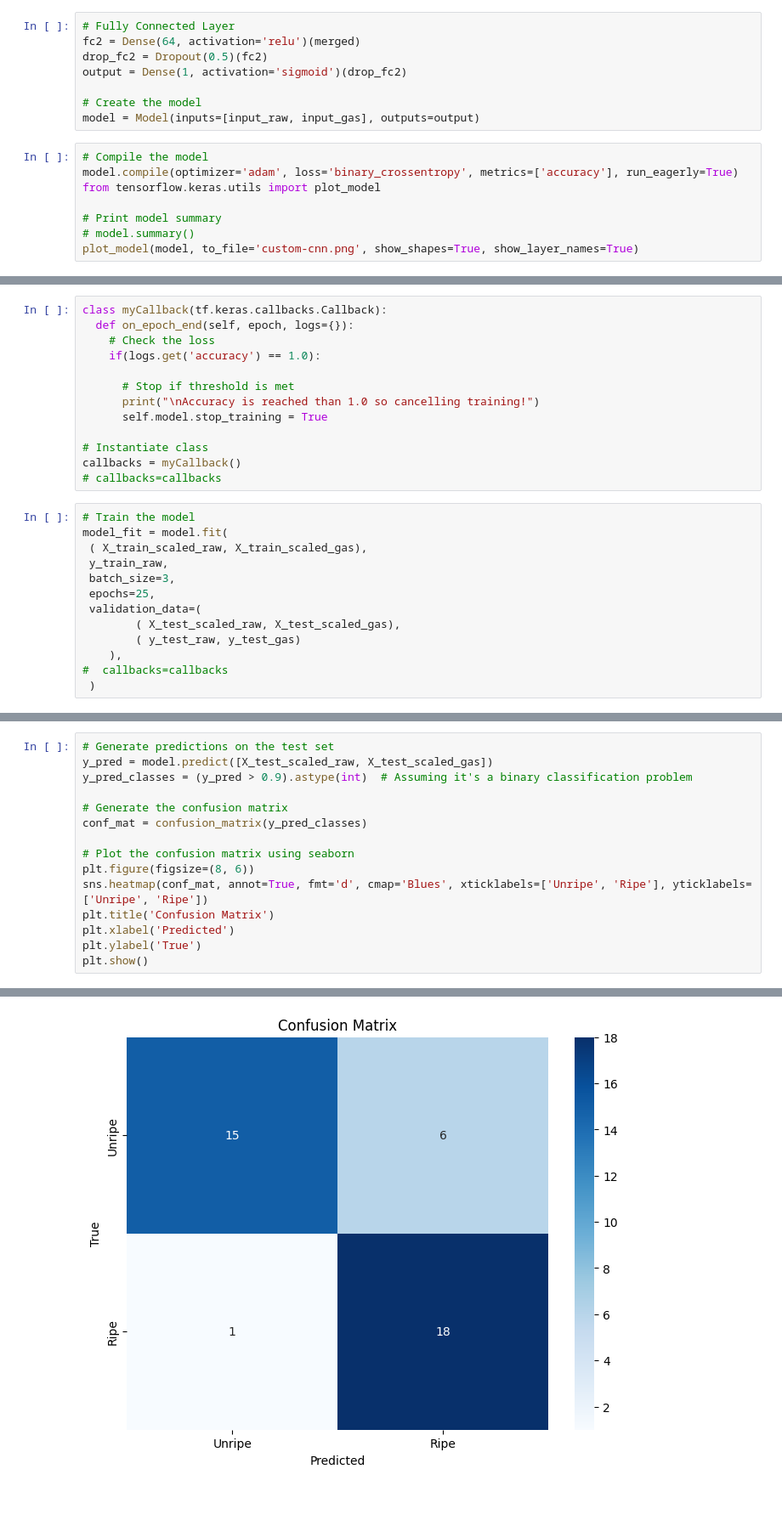
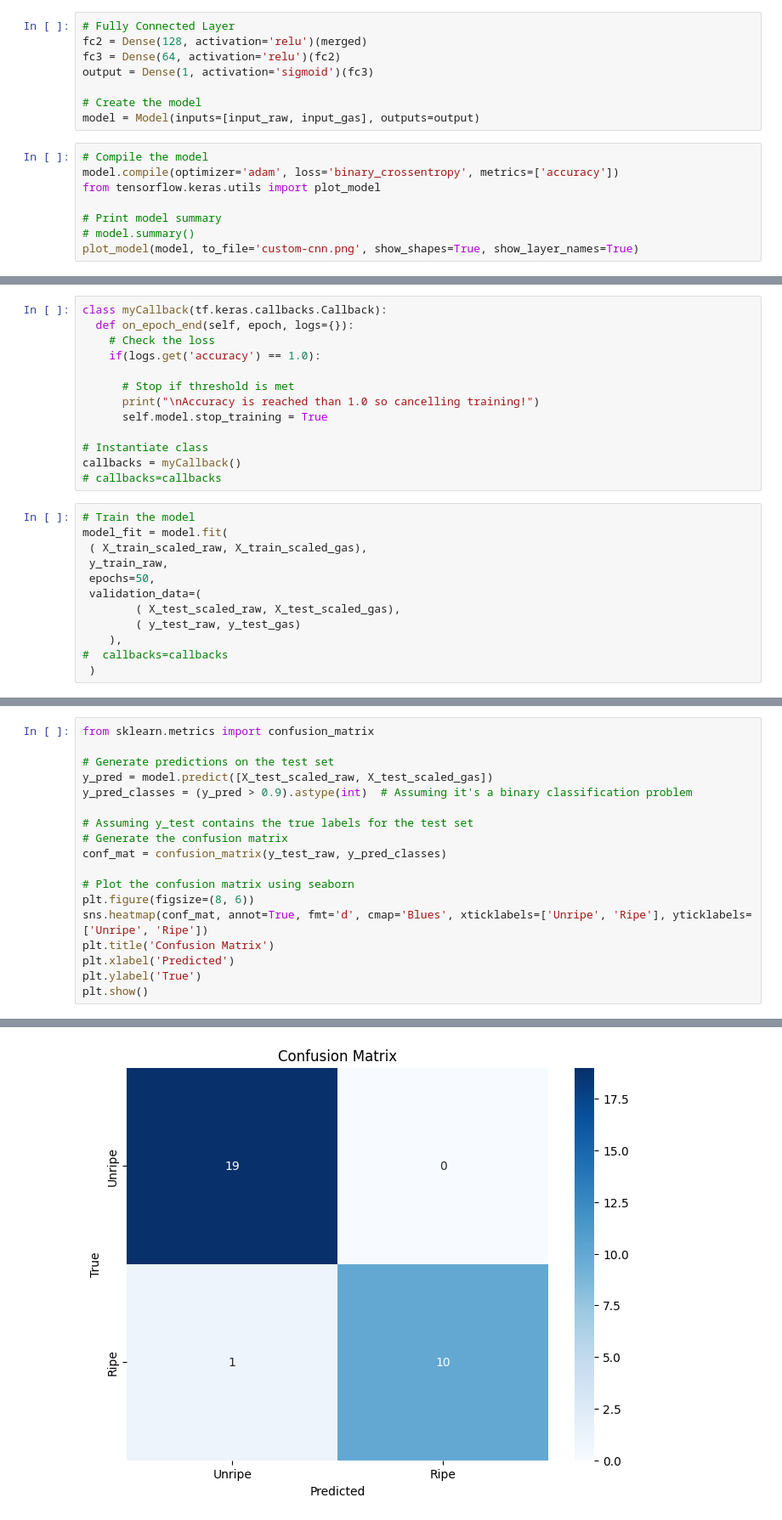
Before and after one commit to WhiteCat20/model-cnn-merged-inputs, a Jupyter notebook: main.ipynb, the cells around one changed output, grey strips where cells are left out. Shown: that part at 85% size. Saved outputs shown, nothing was run; the diff lists cells and outputs as text.

Commit message:
training 50 epochs custom arsitektur

```diff
--- a/main.ipynb
+++ b/main.ipynb
@@ -139,15 +144,15 @@ flat_gas = Flatten()(pool2_gas)
 merged = concatenate([flat_raw, flat_gas])
 # %%
 # Fully Connected Layer
-fc2 = Dense(64, activation='relu')(merged)
-drop_fc2 = Dropout(0.5)(fc2)
-output = Dense(1, activation='sigmoid')(drop_fc2)
+fc2 = Dense(128, activation='relu')(merged)
+fc3 = Dense(64, activation='relu')(fc2)
+output = Dense(1, activation='sigmoid')(fc3)
 
 # Create the model
 model = Model(inputs=[input_raw, input_gas], outputs=output)
 # %%
 # Compile the model
-model.compile(optimizer='adam', loss='binary_crossentropy', metrics=['accuracy'], run_eagerly=True)
+model.compile(optimizer='adam', loss='binary_crossentropy', metrics=['accuracy'])
 from tensorflow.keras.utils import plot_model
 
 # Print model summary
@@ -173,8 +180,7 @@ callbacks = myCallback()
 model_fit = model.fit(
  ( X_train_scaled_raw, X_train_scaled_gas),
  y_train_raw,
- batch_size=3,
- epochs=25,
+ epochs=50,
  validation_data=(
         ( X_test_scaled_raw, X_test_scaled_gas),
         ( y_test_raw, y_test_gas)
@@ -244,10 +274,13 @@ plt.show()
 # %%
+from sklearn.metrics import confusion_matrix
+
 # Generate predictions on the test set
 y_pred = model.predict([X_test_scaled_raw, X_test_scaled_gas])
 y_pred_classes = (y_pred > 0.9).astype(int)  # Assuming it's a binary classification problem
 
+# Assuming y_test contains the true labels for the test set
 # Generate the confusion matrix
-conf_mat = confusion_matrix(y_pred_classes)
+conf_mat = confusion_matrix(y_test_raw, y_pred_classes)
 
 # Plot the confusion matrix using seaborn
 plt.figure(figsize=(8, 6))
@@ -261 +294 @@ plt.show()
-[figure, old version]
+[figure, new version]
```
Also changed, not shown: parts of 9 cells of this notebook, 1 other file.
